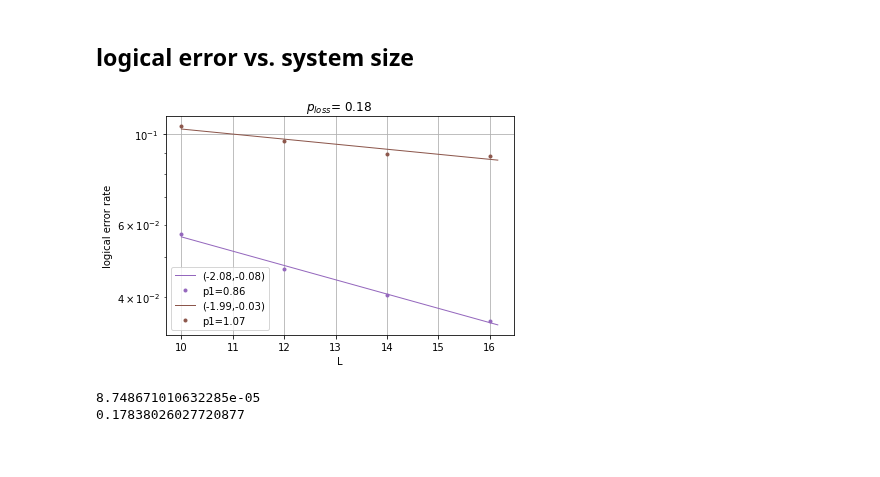
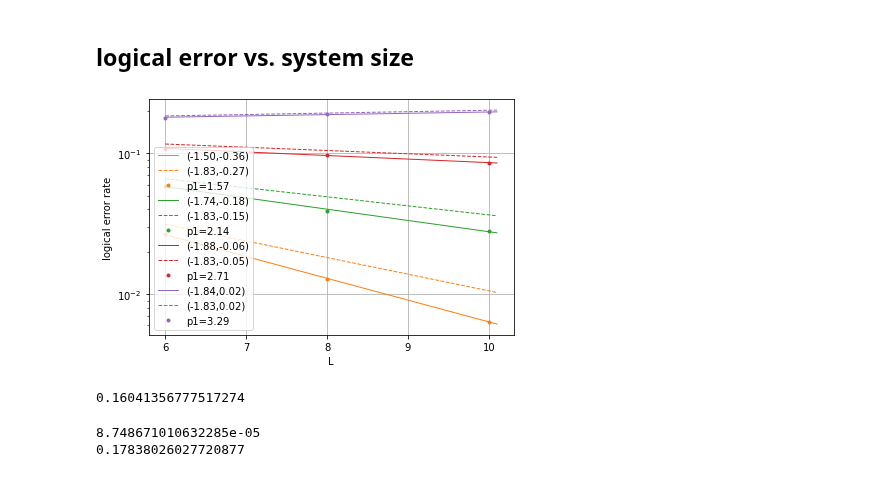
Before and after one commit to hassan-shap/quantum-emitter, a Jupyter notebook: pp_threshold_qdot.ipynb, the cells around one changed output. Drawn from its saved outputs; the diff is of its cells as text; code cells hidden in the pictures.

Commit message:
qdot size

```diff
--- a/pp_threshold_qdot.ipynb
+++ b/pp_threshold_qdot.ipynb
@@ -68,7 +68,7 @@ plt.figure(1)#,figsize=(5,3))
 for i_L, L in enumerate(L_list):
     first = True
     for i_rep in range(repeat):
-        fname = "data_loss_qdot/" + "p1_eq_p2_p_%.2f_L_%d_i_%d_fine.npz" % (prob_l,L,i_rep)
+        fname = "data_loss_qdot/" + "p1_eq_p2_p_%.2f_L_%d_i_%d_new.npz" % (prob_l,L,i_rep)
         if os.path.exists(fname):
             npz_file = np.load(fname)
             p1_list, loss_prob, fail_prob_z, Nrep_loss, Nrep_flip = npz_file['p1_list'], npz_file['loss_prob'], npz_file['fail_prob_z'], npz_file['Nrep_loss'], npz_file['Nrep_flip']
@@ -109,10 +109,13 @@ for i_L, L in enumerate(L_list):
         plt.plot(p1_list,failure_ratio,"x-", color="C%d" % (i_L), label="L=%d, N=%d" % (L,Ntot))
 
 
+yc = 0.14
+plt.plot([0.0,max(p1_list)],[yc,yc],"k")
 
 plt.legend()
 plt.title(r"$p_{loss} $= %.2f " % (prob_l))
-# plt.ylim([0.0,0.2])
+# plt.yscale("log")
+# plt.ylim([7e-2,7e-1])
 # plt.xlim([0.0,1e-3])
 # plt.xticks(np.arange(0.08,0.131,0.01))
 # plt.xticks(np.arange(0.0s6,0.1,0.01))
@@ -210,15 +215,15 @@ plt.show()
 ## logical error vs. system size
 # %%
 repeat = 20
-L_list = [10,12,14,16]
-prob_l = 0.18
+L_list = [6,8,10]#[10,12,14,16]
+prob_l = 0.1
 
 failure_ratio_tot = np.zeros((len(L_list),8))
 # plt.figure(1)#,figsize=(5,3))
 for i_L, L in enumerate(L_list):
     first = True
     for i_rep in range(repeat):
-        fname = "data_loss_qdot/" + "p1_eq_p2_p_%.2f_L_%d_i_%d_new2.npz" % (prob_l,L,i_rep)
+        fname = "data_loss_qdot/" + "p1_eq_p2_p_%.2f_L_%d_i_%d_new.npz" % (prob_l,L,i_rep)
         if os.path.exists(fname):
             npz_file = np.load(fname)
             p1_list, loss_prob, fail_prob_z, Nrep_loss, Nrep_flip = npz_file['p1_list'], npz_file['loss_prob'], npz_file['fail_prob_z'], npz_file['Nrep_loss'], npz_file['Nrep_flip']
@@ -229,37 +234,54 @@ for i_L, L in enumerate(L_list):
                 Ntot_loss = 0
                 Ntot_flip = 0
                 Ntot = 0
             fail_prob_avg += (fail_prob_z+loss_prob)
             loss_prob_avg += loss_prob
             Ntot += Nrep_loss#*(Nrep_loss-loss_prob)+loss_prob
     if not first:
         failure_ratio_tot[i_L,:]=(fail_prob_avg/Ntot)
         # plt.plot(p1_list,failure_ratio_tot[i_L,:],".-", color="C%d" % (i_L), label="L=%d, N=%d" % (L,Ntot))
 
 plt.figure(1)
 for i_p, p1 in enumerate(p1_list):
     # if p1<0.00125:
-    if i_p in [4,5]:
-    # if i_p in [2,3]:
+    if i_p in [1,2,3,4]:
+    # if i_p in [3,4,5]:
         z = np.polyfit(L_list, np.log(failure_ratio_tot[:,i_p]), 1)
         x_plot = np.linspace(min(L_list),1.01*max(L_list))
         y_plot = np.exp(z[1]+ z[0]*x_plot)
         plt.plot(x_plot,y_plot, color="C%d" % (i_p),linewidth=1, label="(%.2f,%.2f)" % (z[1],z[0]))
+        if prob_l==0.1:
+            p_th = 0.0031
+        elif prob_l==0.15:
+            p_th = 0.002
+        elif prob_l==0.18:
+            p_th = 0.00125
+        elif prob_l==0.2:
+            p_th = 0.00075
+        z[0]= np.log(p1/p_th)*(1/2-prob_l)
+        z[1] = np.log(0.16)
+        x_plot = np.linspace(min(L_list),1.01*max(L_list))
+        y_plot = np.exp(z[1]+ z[0]*x_plot)
+        plt.plot(x_plot,y_plot,"--", color="C%d" % (i_p),linewidth=1, label="(%.2f,%.2f)" % (z[1],z[0]))
         plt.plot(L_list,failure_ratio_tot[:,i_p],".", color="C%d" % (i_p), label="p1=%.2f" % (p1*1e3))
 
 
 plt.legend()
-plt.title(r"$p_{loss} $= %.2f " % (prob_l))
+# plt.title(r"$p_{loss} $= %.2f " % (prob_l))
 plt.grid()
 plt.yscale("log")
 plt.xlabel("L")
 plt.ylabel("logical error rate")
 # plt.legend()
 plt.tight_layout()
 # plt.savefig("figs/loss_%.2f_toric_threshold.pdf" % (prob_l))
 plt.show()
 # %% [output]
-[figure, old version]
+[figure, new version]
+# %%
+np.exp(-1.83)
+# %% [output]
+0.16041356777517274
 # %%
 η = -(0.1/(-np.log(1e-3)-2))**2 * np.log(1-0.19)
 print(η)
```
Also changed, not shown: parts of 4 cells of this notebook, 24 other files.
